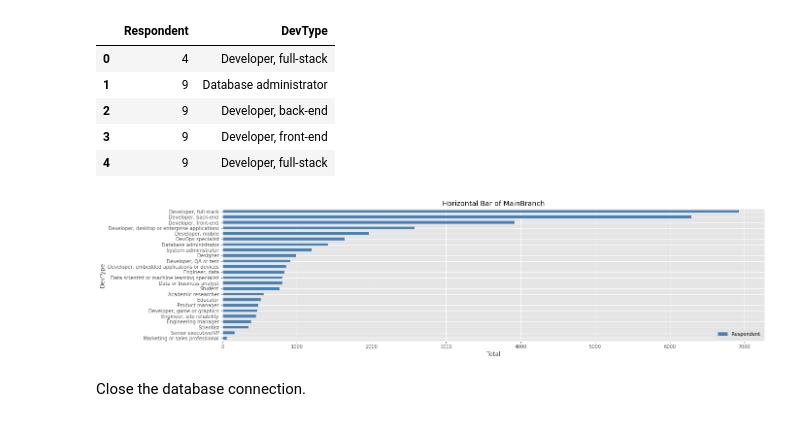
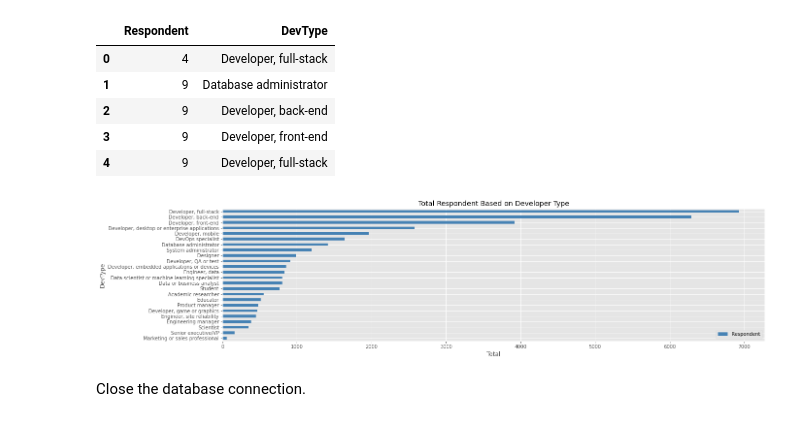
Before and after one commit to dikoharyadhanto/Data-Analyst-Capstone-Project-Coursera, a Jupyter notebook: M4DataVisualization_lab.ipynb, the cells around one changed output. Drawn from its saved outputs; the diff is of its cells as text; code cells hidden in the pictures.

```diff
--- a/M4DataVisualization_lab.ipynb
+++ b/M4DataVisualization_lab.ipynb
@@ -600,12 +600,12 @@ df_bar.sort_values(["Respondent"], ascending=True, inplace=True)
 # %%
 # generate plot
 df_bar.plot(kind='barh', figsize=(20, 5), color='steelblue')
 plt.xlabel('Total')
-plt.title('Horizontal Bar of MainBranch')
+plt.title('Total Respondent Based on Developer Type')
 
 plt.show()
 # %% [output]
-[figure, old version]
+[figure, new version]
 # %% [markdown]
 Close the database connection.
 # %%
```
Also changed, not shown: parts of 1 cell of this notebook.
